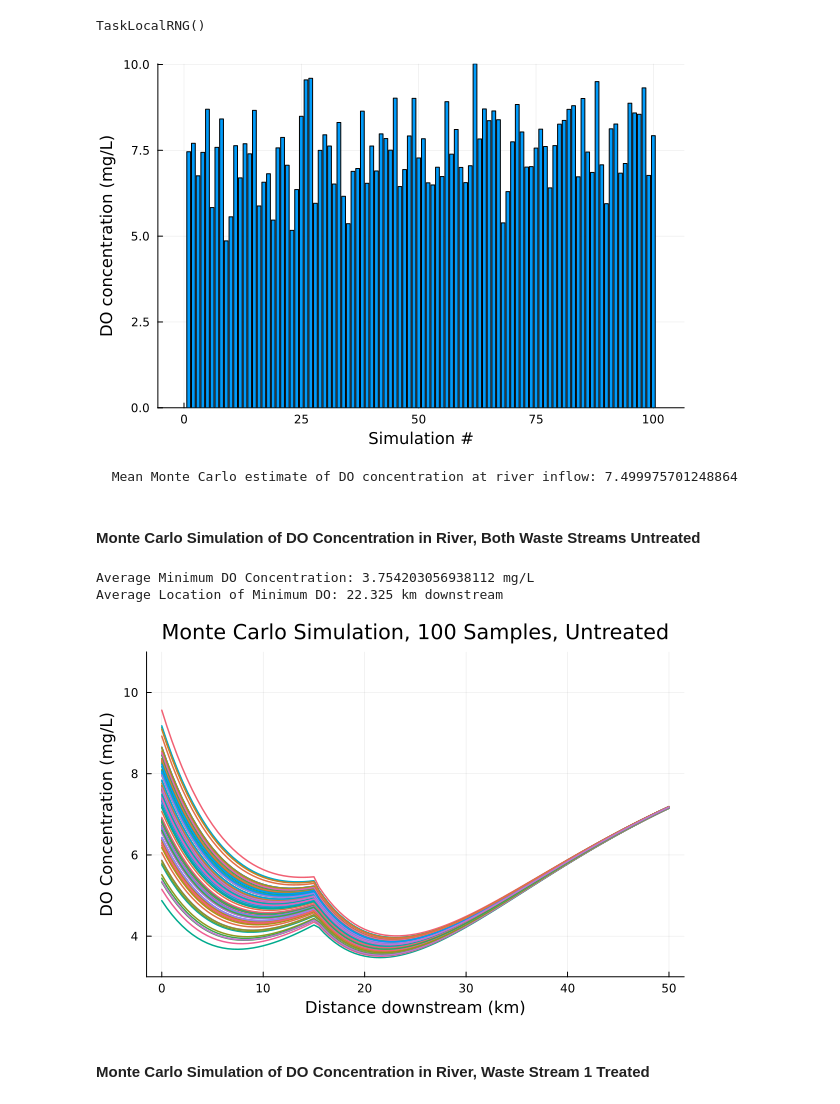
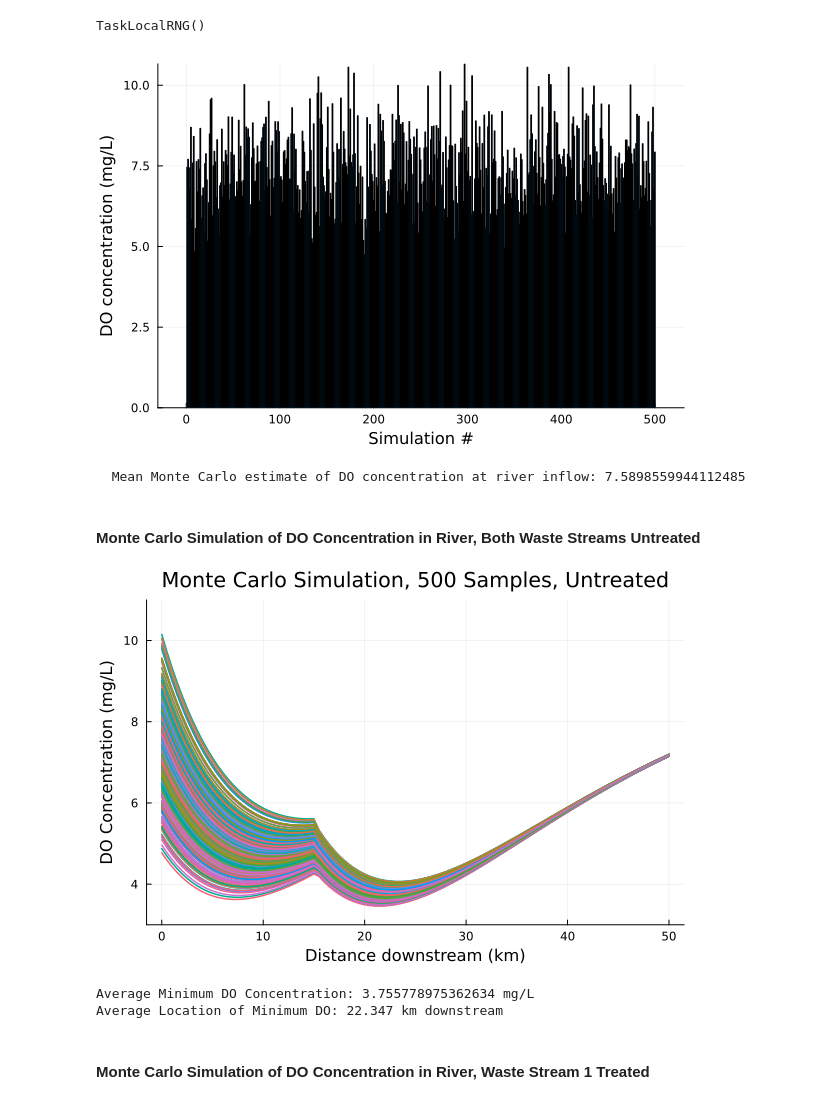
Before and after one commit to BEE4750-FA25/hw3-mohogos, a Jupyter notebook: hw03.ipynb, the cells around one changed output. Cells and saved outputs as stored; diff of their text form; code cells hidden in the pictures.

```diff
--- a/hw03.ipynb
+++ b/hw03.ipynb
@@ -630,21 +716,21 @@ TaskLocalRNG()
 # %%
 # Apply LogNormal probability distribution for DO concentration of river inflow
 C_river = 7.5 #mg/L
 
 ln_distribution = LogNormal(2.0, 0.15)
-ln_DO_river = rand(ln_distribution,100)
+ln_DO_river = rand(ln_distribution,500)
 
-bar(ln_DO_river, legend=:false, bins=100)
+bar(ln_DO_river, legend=:false, bins=500)
 ylabel!("DO concentration (mg/L)")
 xlabel!("Simulation #")
 # %% [output]
-[figure, old version]
+[figure, new version]
 # %%
 # Output Monte Carlo estimates
 mean_distribution = mean(ln_DO_river)
 println("  Mean Monte Carlo estimate of DO concentration at river inflow: $(mean_distribution)")
 # %% [output]
-  Mean Monte Carlo estimate of DO concentration at river inflow: 7.499975701248864
+  Mean Monte Carlo estimate of DO concentration at river inflow: 7.5898559944112485
 # %% [markdown]
 #### Monte Carlo Simulation of DO Concentration in River, Both Waste Streams Untreated
 # %%
@@ -725,7 +811,7 @@ end
 println("Average Minimum DO Concentration: $(mean(min_DO_vals)) mg/L")
 println("Average Location of Minimum DO: $(mean(min_dist_vals)) km downstream")
 
-plt = plot(title="Monte Carlo Simulation, 100 Samples, Untreated", xlabel="Distance downstream (km)", ylabel="DO Concentration (mg/L)", ylim=(3, 11), legend=false)
+plt = plot(title="Monte Carlo Simulation, 500 Samples, Untreated", xlabel="Distance downstream (km)", ylabel="DO Concentration (mg/L)", ylim=(3, 11), legend=false)
 
 for (dist, conc) in all_profiles
     plot!(plt, dist, conc, lw=1.5)
@@ -733,9 +819,9 @@ end
 
 display(plt)
 # %% [output]
+[figure, new version]
-Average Minimum DO Concentration: 3.754203056938112 mg/L
-Average Location of Minimum DO: 22.325 km downstream
+Average Minimum DO Concentration: 3.755778975362634 mg/L
+Average Location of Minimum DO: 22.347 km downstream
-[figure, old version]
 # %% [markdown]
 #### Monte Carlo Simulation of DO Concentration in River, Waste Stream 1 Treated
 # %%
```
Also changed, not shown: parts of 9 cells of this notebook.
